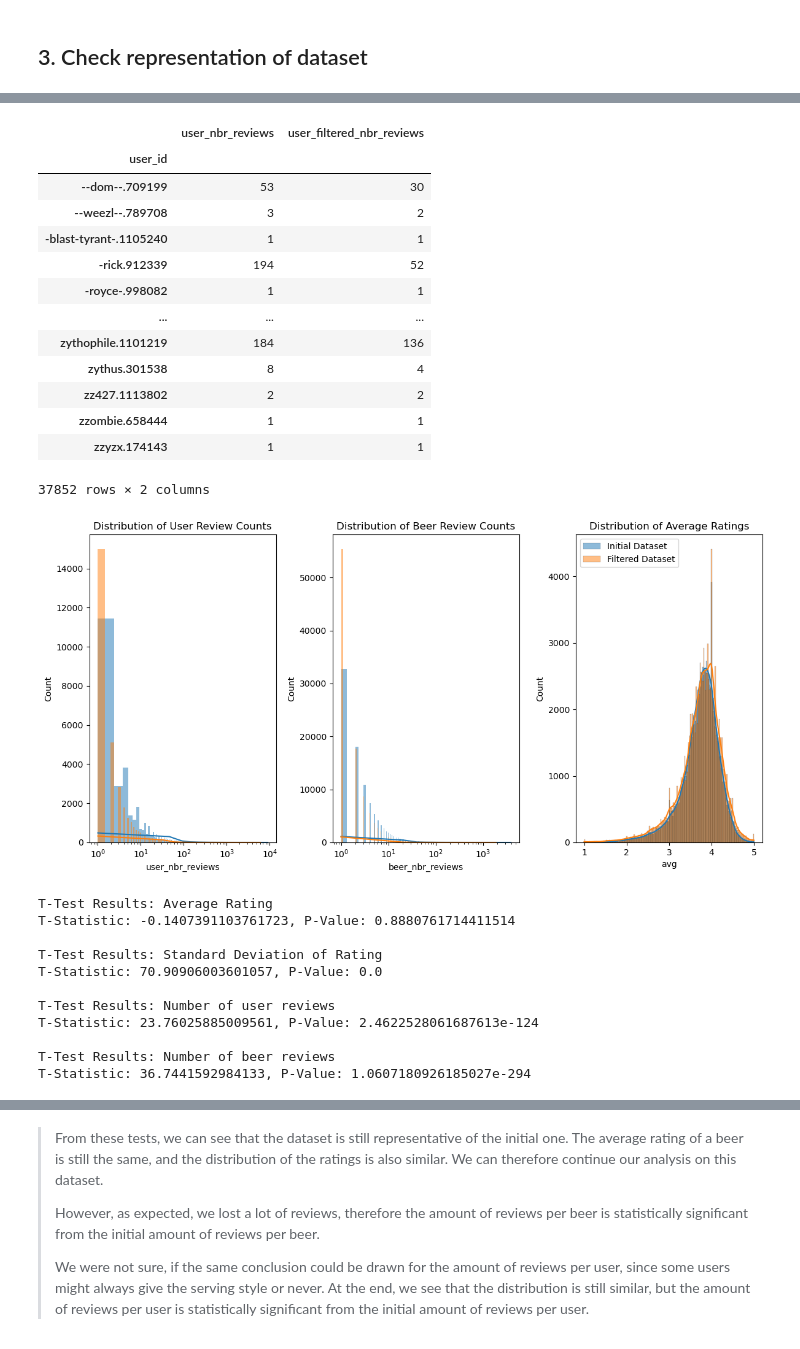
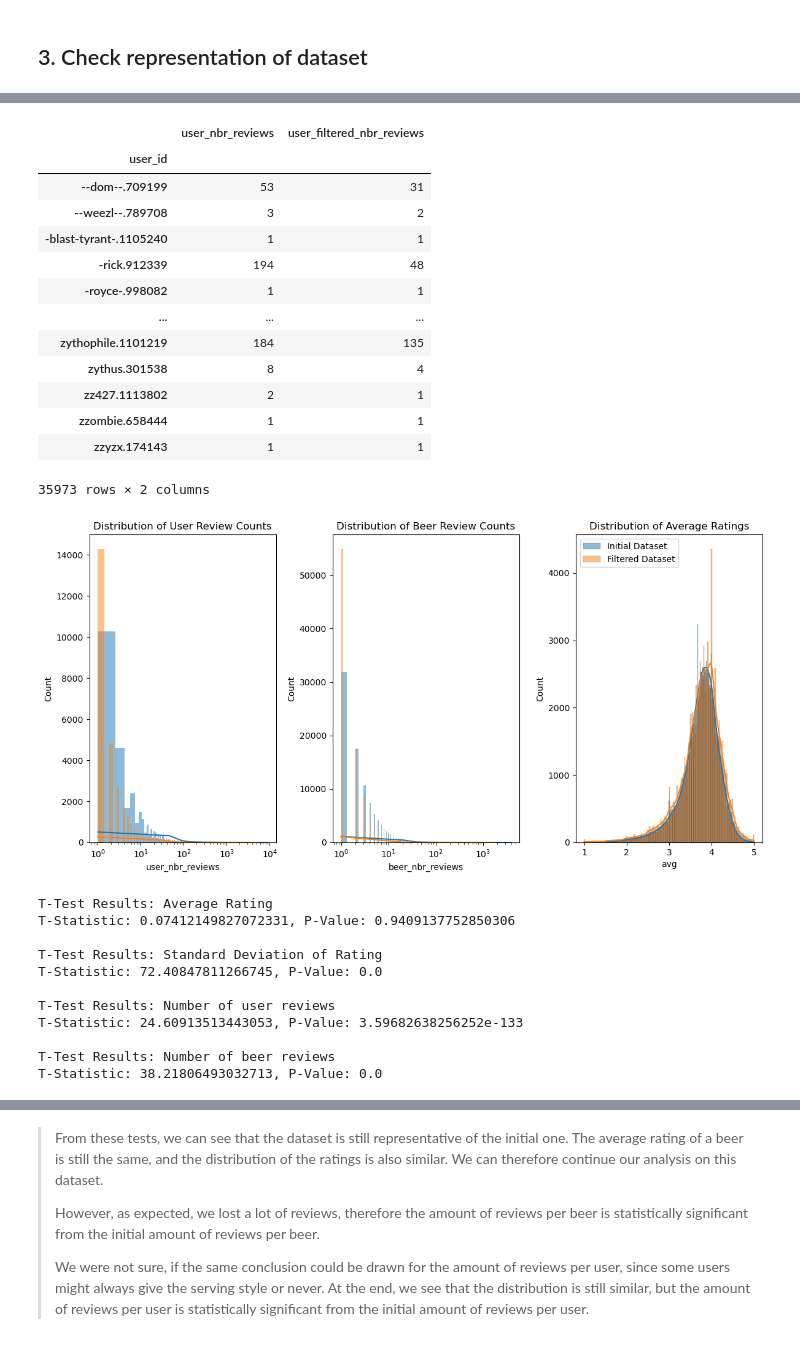
Before and after one commit to epfl-ada/ada-2023-project-beeradaventure46, a Jupyter notebook: Milestone_2.ipynb, the cells around one changed output, grey strips where cells are left out. Drawn from its saved outputs; the diff is of its cells as text; code cells hidden in the pictures.

Commit message:
new dataset + to parquet

```diff
--- a/Milestone_2.ipynb
+++ b/Milestone_2.ipynb
@@ -1055,8 +1044,9 @@ print('Shape of df : ', df.shape)
 > In this step, we checked the readability score of the review. This might not be necessary but it was still interesting to compare which ratings had higher readability score.
 # %%
 #df = compute_readability(df)
-#df.to_csv(dataset_path + 'BA_readability.csv', index=False)
-df = pd.read_csv(dataset_path + 'BA_readability.csv')
+#df.to_parquet(dataset_path + 'BA_readability.parquet', index=False)
+
+df = pq.read_table(dataset_path + 'BA_readability.parquet').to_pandas()
 # %%
 display(df.sample(3))
 print('Shape of df : ', df.shape)
@@ -1069,27 +1065,24 @@ print('Shape of df : ', df.shape)
 df['user_filtered_nbr_reviews'] = df.groupby('user_id')['user_id'].transform('count')
 
 # compute the number of valid reviews per beer
-df['beer_filtered_nbr_reviews'] = df.groupby('beer_id')['beer_id'].transform('count')
+df['beer_id_filtered_nbr_reviews'] = df.groupby('beer_id')['beer_id'].transform('count')
 
 # compute the avg rating per beer
-df['beer_filtered_avg'] = df.groupby('beer_id')['rating'].transform('mean')
-df['beer_filtered_std'] = df.groupby('beer_id')['rating'].transform('std')
+df['beer_id_filtered_avg'] = df.groupby('beer_id')['rating'].transform('mean')
+df['beer_id_filtered_std'] = df.groupby('beer_id')['rating'].transform('std')
 # %%
 # for some fine analysis, we will compute the avg appearance, aroma, palate, taste and overall per beer
-df['beer_filtered_avg_appearance'] = df.groupby('beer_id')['appearance'].transform('mean')
-df['beer_filtered_avg_aroma'] = df.groupby('beer_id')['aroma'].transform('mean')
-df['beer_filtered_avg_palate'] = df.groupby('beer_id')['palate'].transform('mean')
-df['beer_filtered_avg_taste'] = df.groupby('beer_id')['taste'].transform('mean')
-df['beer_filtered_avg_overall'] = df.groupby('beer_id')['overall'].transform('mean')
+df['beer_id_filtered_avg_appearance'] = df.groupby('beer_id')['appearance'].transform('mean')
+df['beer_id_filtered_avg_aroma'] = df.groupby('beer_id')['aroma'].transform('mean')
+df['beer_id_filtered_avg_palate'] = df.groupby('beer_id')['palate'].transform('mean')
+df['beer_id_filtered_avg_taste'] = df.groupby('beer_id')['taste'].transform('mean')
+df['beer_id_filtered_avg_overall'] = df.groupby('beer_id')['overall'].transform('mean')
 
-df['beer_filtered_std_appearance']= df.groupby('beer_id')['appearance'].transform('std')
-df['beer_filtered_std_aroma']= df.groupby('beer_id')['aroma'].transform('std')
-df['beer_filtered_std_palate']= df.groupby('beer_id')['palate'].transform('std')
-df['beer_filtered_std_taste']= df.groupby('beer_id')['taste'].transform('std')
-df['beer_filtered_std_overall']= df.groupby('beer_id')['overall'].transform('std')
+df['beer_id_filtered_std_appearance']= df.groupby('beer_id')['appearance'].transform('std')
+df['beer_id_filtered_std_aroma']= df.groupby('beer_id')['aroma'].transform('std')
+df['beer_id_filtered_std_palate']= df.groupby('beer_id')['palate'].transform('std')
+df['beer_id_filtered_std_taste']= df.groupby('beer_id')['taste'].transform('std')
+df['beer_id_filtered_std_overall']= df.groupby('beer_id')['overall'].transform('std')
-# %%
-#df.to_csv(dataset_path + 'BA_enriched.csv', index=False)
-df = pd.read_csv(dataset_path + 'BA_enriched.csv')
 # %%
 display(df.sample(3))
 print('Shape of df : ', df.shape)
@@ -1504,56 +1518,56 @@ display(filtered_df_user)
 # %% [output]
 |  | user_nbr_reviews | user_filtered_nbr_reviews |
 | user_id |  |  |
-| --dom--.709199 | 53 | 30 |
+| --dom--.709199 | 53 | 31 |
 | --weezl--.789708 | 3 | 2 |
 | -blast-tyrant-.1105240 | 1 | 1 |
-| -rick.912339 | 194 | 52 |
+| -rick.912339 | 194 | 48 |
 | -royce-.998082 | 1 | 1 |
 | ... | ... | ... |
-| zythophile.1101219 | 184 | 136 |
+| zythophile.1101219 | 184 | 135 |
 | zythus.301538 | 8 | 4 |
-| zz427.1113802 | 2 | 2 |
+| zz427.1113802 | 2 | 1 |
 | zzombie.658444 | 1 | 1 |
 | zzyzx.174143 | 1 | 1 |
-37852 rows × 2 columns
+35973 rows × 2 columns
 # %%
 # Check the distribution of key columns to see if they are similar
 fig, axes = plt.subplots(nrows=1, ncols=3, figsize=(12, 6))
 
 # Distribution of User Review Counts
 axes[0].set_title('Distribution of User Review Counts')
 sns.histplot(filtered_df_user['user_nbr_reviews'], kde=True, ax=axes[0], label='Initial Dataset')
 sns.histplot(filtered_df_user['user_filtered_nbr_reviews'], kde=True, ax=axes[0], label='Filtered Dataset')
 #axes[0].set_ylim([1e0, 25000])
 axes[0].set_xscale('log')
 #axes[0].set_yscale('log')
 
 # Distribution of Beer Review Counts
 axes[1].set_title('Distribution of Beer Review Counts')
 sns.histplot(filtered_df_beer['beer_nbr_reviews'], kde=True, ax=axes[1], label='Initial Dataset')
-sns.histplot(filtered_df_beer['beer_filtered_nbr_reviews'], kde=True, ax=axes[1], label='Filtered Dataset')
+sns.histplot(filtered_df_beer['beer_id_filtered_nbr_reviews'], kde=True, ax=axes[1], label='Filtered Dataset')
 #axes[1].set_ylim([1e0, 2000000])
 axes[1].set_xscale('log')
 #axes[1].set_yscale('log')
 
 # Distribution of Average Ratings
 axes[2].set_title('Distribution of Average Ratings')
 sns.histplot(filtered_df_beer['avg'], kde=True, ax=axes[2], label='Initial Dataset')
-sns.histplot(filtered_df_beer['beer_filtered_avg'], kde=True, ax=axes[2], label='Filtered Dataset')
+sns.histplot(filtered_df_beer['beer_id_filtered_avg'], kde=True, ax=axes[2], label='Filtered Dataset')
 
 plt.tight_layout()
 plt.legend()
 plt.show()
 # %% [output]
-[figure, old version]
+[figure, new version]
 # %%
 # compare similar infos
-t_stat, p_value = ttest_ind(filtered_df_beer['avg'], filtered_df_beer['beer_filtered_avg'])
+t_stat, p_value = ttest_ind(filtered_df_beer['avg'], filtered_df_beer['beer_id_filtered_avg'])
 print("\nT-Test Results: Average Rating")
 print(f"T-Statistic: {t_stat}, P-Value: {p_value}")
 
-filtered_df_beer_std= filtered_df_beer[filtered_df_beer['beer_filtered_std'].notna()]
-t_stat, p_value = ttest_ind(filtered_df_beer_std['beer_std'], filtered_df_beer_std['beer_filtered_std'])
+filtered_df_beer_std= filtered_df_beer[filtered_df_beer['beer_id_filtered_std'].notna()]
+t_stat, p_value = ttest_ind(filtered_df_beer_std['beer_id_std'], filtered_df_beer_std['beer_id_filtered_std'])
 print("\nT-Test Results: Standard Deviation of Rating")
 print(f"T-Statistic: {t_stat}, P-Value: {p_value}")
 
@@ -1561,20 +1575,20 @@ t_stat, p_value = ttest_ind(filtered_df_user['user_nbr_reviews'], filtered_df_us
 print("\nT-Test Results: Number of user reviews ")
 print(f"T-Statistic: {t_stat}, P-Value: {p_value}")
 
-t_stat, p_value = ttest_ind(filtered_df_beer['beer_nbr_reviews'], filtered_df_beer['beer_filtered_nbr_reviews'])
+t_stat, p_value = ttest_ind(filtered_df_beer['beer_nbr_reviews'], filtered_df_beer['beer_id_filtered_nbr_reviews'])
 print("\nT-Test Results: Number of beer reviews ")
 print(f"T-Statistic: {t_stat}, P-Value: {p_value}")
 # %% [output]
 T-Test Results: Average Rating
-T-Statistic: -0.1407391103761723, P-Value: 0.8880761714411514
+T-Statistic: 0.07412149827072331, P-Value: 0.9409137752850306
 
 T-Test Results: Standard Deviation of Rating
-T-Statistic: 70.90906003601057, P-Value: 0.0
+T-Statistic: 72.40847811266745, P-Value: 0.0
 
 T-Test Results: Number of user reviews
-T-Statistic: 23.76025885009561, P-Value: 2.4622528061687613e-124
+T-Statistic: 24.60913513443053, P-Value: 3.59682638256252e-133
 
 T-Test Results: Number of beer reviews
-T-Statistic: 36.7441592984133, P-Value: 1.0607180926185027e-294
+T-Statistic: 38.21806493032713, P-Value: 0.0
 # %%
 # compare similar infos on appearance, aroma, palate, taste and overall
```
Also changed, not shown: parts of 59 cells of this notebook, 3 other files.
